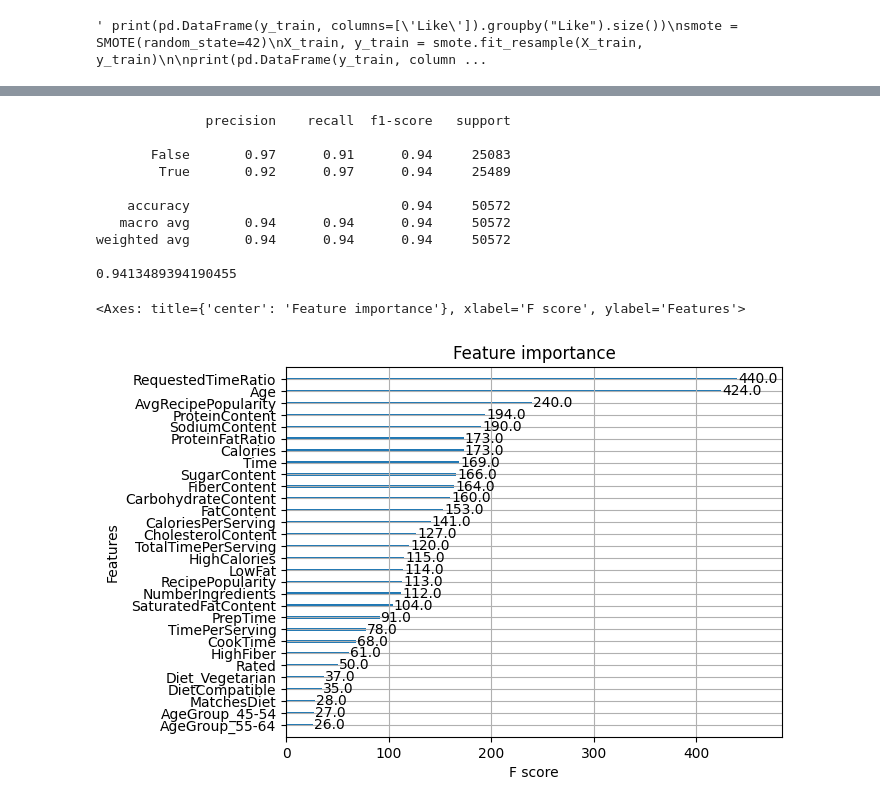
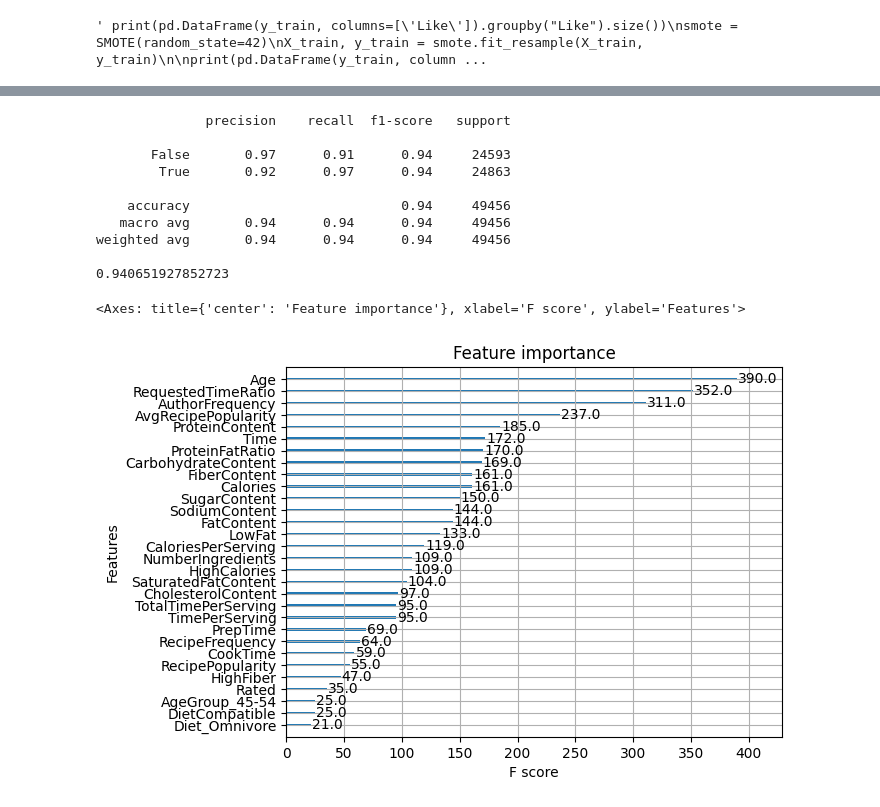
Before and after one commit to sallto/baml, a Jupyter notebook: notebook.ipynb, the cells around one changed output, grey strips where cells are left out. Cells and saved outputs as stored; diff of their text form; code cells hidden in the pictures.

```diff
--- a/notebook.ipynb
+++ b/notebook.ipynb
@@ -208,13 +250,13 @@ numeric_cols = ['Age', 'CookTime', 'PrepTime', 'Calories', 'FatContent', 'Satura
         , 'RequestedTimeRatio', 'NumberIngredients']
 df_lof = df[numeric_cols]
 
-scaler = MinMaxScaler()
+scaler = StandardScaler()
 df_lof = scaler.fit_transform(df_lof)
 
 clf = LocalOutlierFactor(n_neighbors=20)
 y_pred = clf.fit_predict(df_lof)
 X_scores = clf.negative_outlier_factor_
 
-df['Outlier'] = X_scores
+df['Outlier'] = y_pred
 # %% [output]
 ['RecipeId', 'Name', 'CookTime', 'PrepTime', 'RecipeIngredientQuantities', 'RecipeIngredientParts', 'Calories', 'FatContent', 'SaturatedFatContent', 'CholesterolContent', 'SodiumContent', 'Carbohydrat ...
@@ -253,5 +306,6 @@ Length: 44, dtype: string
 # %%
-train_all = train_all[train_all['Outlier'] >= threshold]
+#train_all = train_all[train_all['Outlier'] >= threshold]
+train_all = train_all[train_all['Outlier'] == 1]
 print(len(train_all))
 train_all.head()
 # %% [output]
@@ -333,7 +403,7 @@ X_cols = [
  'AgeGroup_55-64',
  'AgeGroup_65+',
 
-  'Diet_Omnivore',
+ 'Diet_Omnivore',
  'Diet_Vegan',
  'Diet_Vegetarian',
  'DietRecipe_Omnivore',
@@ -353,7 +423,10 @@ X_cols = [
 
  'AvgRecipePopularity',
 
+ 'AuthorFrequency',
+ 'RecipeFrequency',
 
+ 'IngredientCountMatches',
 
  'TimePerServing','TotalTime','TotalTimePerServing','CaloriesPerServing','ProteinFatRatio','RequestedTimeRatio'
  ]
@@ -417,33 +490,32 @@ import xgboost as xgb
 from sklearn.metrics import classification_report
 from sklearn.metrics import balanced_accuracy_score
 
-
 #Creating an XGBoost classifier
-model = xgb.XGBClassifier()
+xgboost_only = xgb.XGBClassifier()
 
 #Training the model on the training data
-model.fit(X_train, y_train)
+xgboost_only.fit(X_train, y_train)
 
 #Making predictions on the test set
-predictions = model.predict(X_val)
+predictions = xgboost_only.predict(X_val)
 
 print(classification_report(y_val, predictions))
 print(balanced_accuracy_score(y_val, predictions))
-
 #0.9413489394190455
+#0.9427678583094481
 # %% [output]
               precision    recall  f1-score   support
 
-       False       0.97      0.91      0.94     25083
-        True       0.92      0.97      0.94     25489
+       False       0.97      0.91      0.94     24593
+        True       0.92      0.97      0.94     24863
 
-    accuracy                           0.94     50572
-   macro avg       0.94      0.94      0.94     50572
-weighted avg       0.94      0.94      0.94     50572
+    accuracy                           0.94     49456
+   macro avg       0.94      0.94      0.94     49456
+weighted avg       0.94      0.94      0.94     49456
 
-0.9413489394190455
+0.940651927852723
 # %%
-xgb.plot_importance(model, max_num_features = 30)
+xgb.plot_importance(xgboost_only, max_num_features = 30)
 # %% [output]
 <Axes: title={'center': 'Feature importance'}, xlabel='F score', ylabel='Features'>
-[figure, old version]
+[figure, new version]
```
Also changed, not shown: parts of 22 cells of this notebook.
